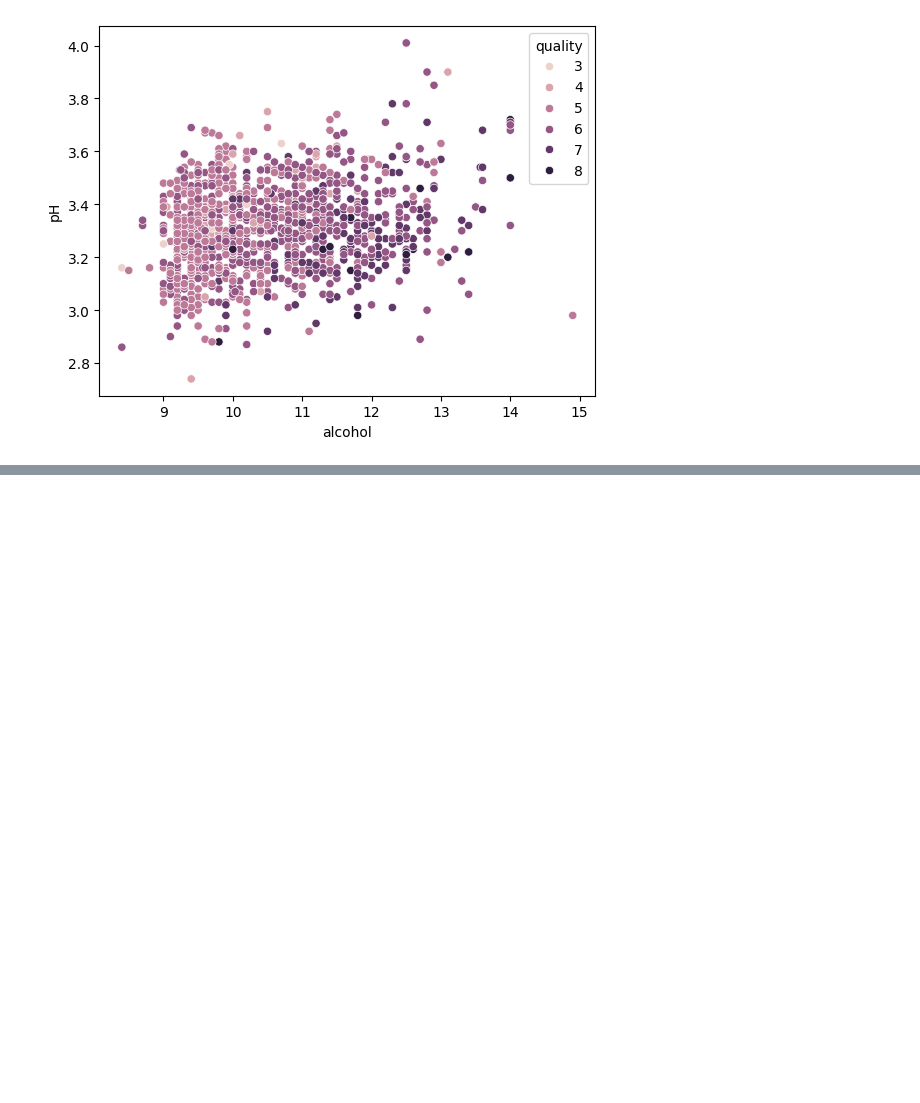
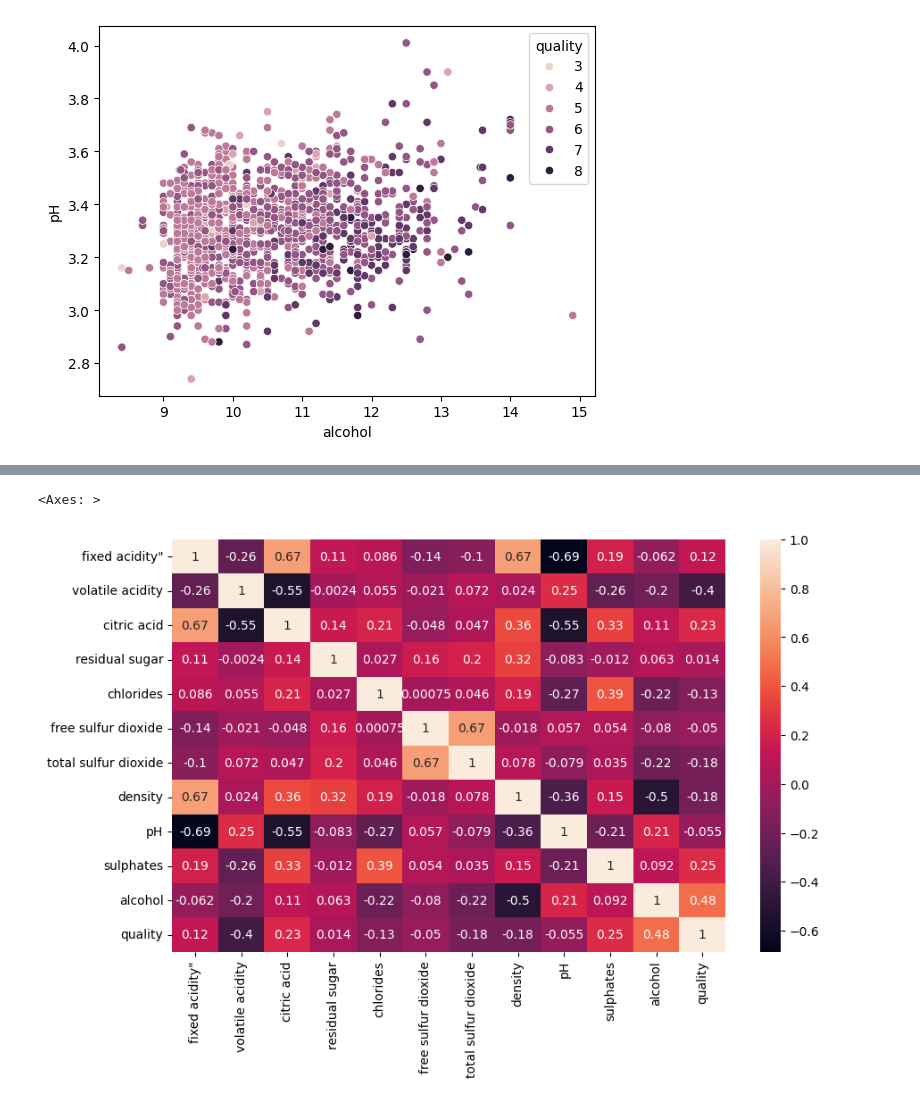
Before and after one commit to suvancodes/AI_ML_now, a Jupyter notebook: 25-EDA/EDA-1/class.ipynb, the cells around one changed output, grey strips where cells are left out. Saved outputs shown, nothing was run; the diff lists cells and outputs as text; code cells hidden in the pictures; blank space fills up the shorter version.

```diff
--- a/25-EDA/EDA-1/class.ipynb
+++ b/25-EDA/EDA-1/class.ipynb
@@ -219,3 +214,10 @@ sns.scatterplot(x='alcohol',y='pH',hue='quality',data=df)
 # %% [output]
 <Axes: xlabel='alcohol', ylabel='pH'>
 [figure]
+# %%
+import pandas as pd
+
+
+df = pd.read_csv('red-wine.csv',sep=';')
+
+df.head()
@@ -221,0 +255,2 @@ sns.scatterplot(x='alcohol',y='pH',hue='quality',data=df)
+# %%
+df = df.drop_duplicates()
@@ -221,0 +333,7 @@ sns.scatterplot(x='alcohol',y='pH',hue='quality',data=df)
+# %%
+# plt.figure(figsize=(10,6))
+plt.figure(figsize=(10,6))
+sns.heatmap(df.corr(),annot=True)
+# %% [output]
+<Axes: >
+[figure, added]
```
Also changed, not shown: parts of 17 cells of this notebook, 44 other files.
